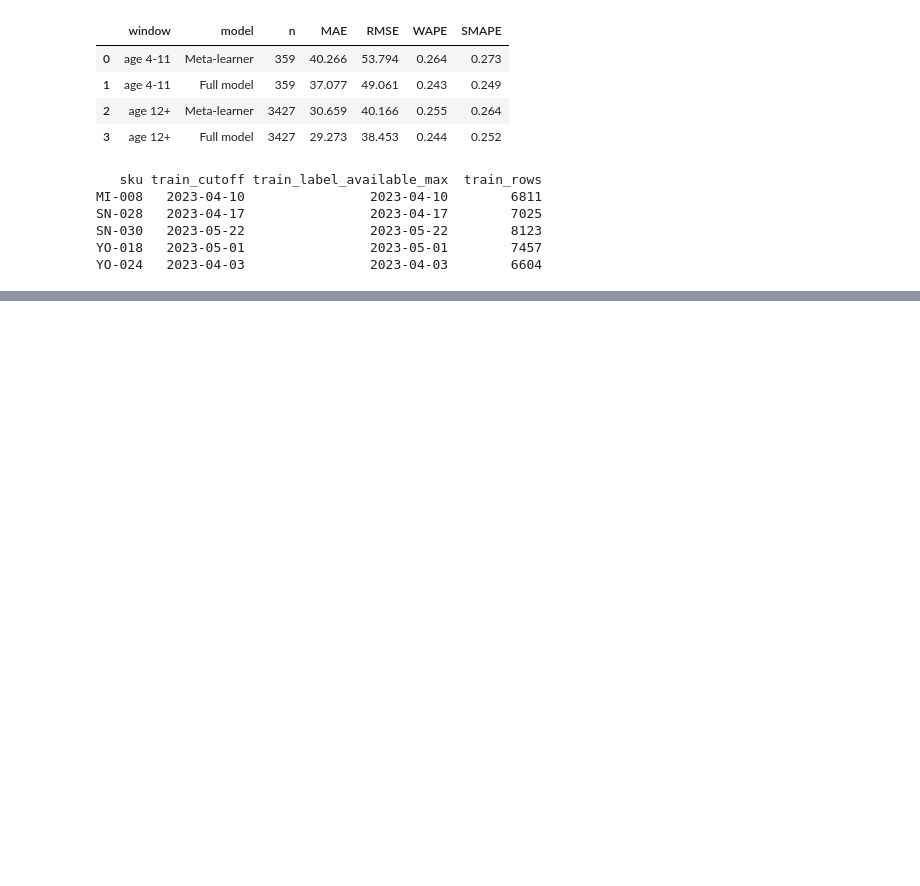
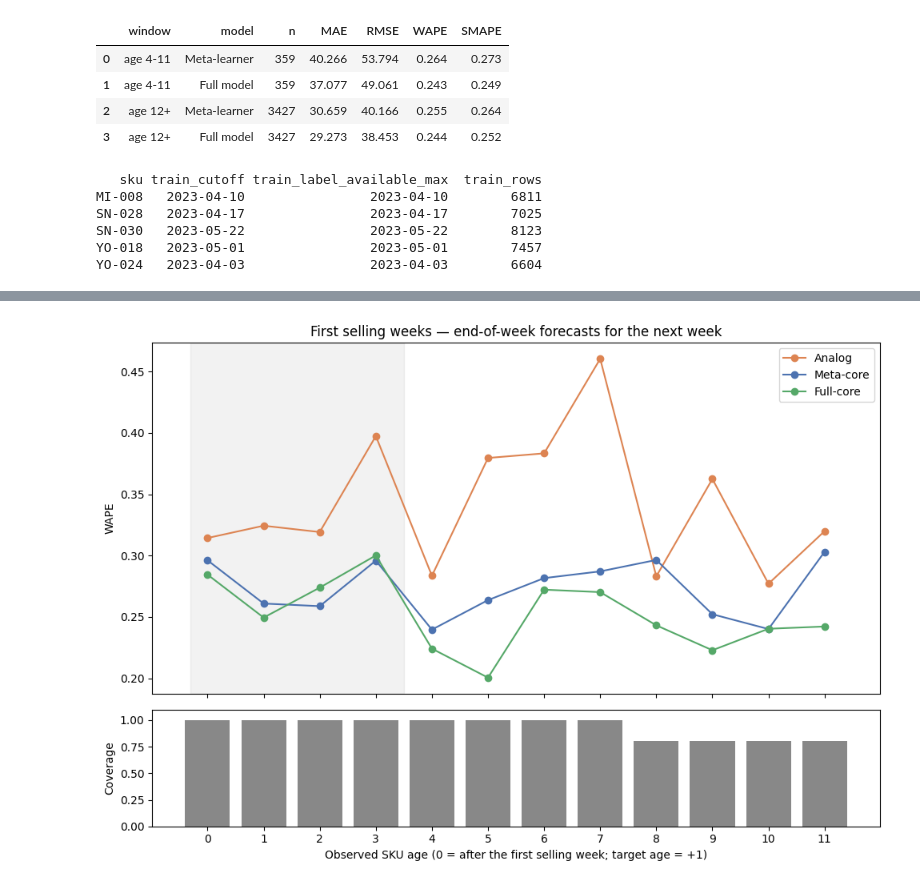
Before and after one commit to thitiwutsuk/Forecasting-FMCG-Daily-Sales, a Jupyter notebook: notebooks/04_cold_start/10_cold_start.ipynb, the cells around one changed output, grey strips where cells are left out. Saved outputs shown, nothing was run; the diff lists cells and outputs as text; code cells hidden in the pictures; blank space fills up the shorter version.

Commit message:
feat(cold-start): evaluate weeks zero to three and save audited results

```diff
--- a/notebooks/04_cold_start/10_cold_start.ipynb
+++ b/notebooks/04_cold_start/10_cold_start.ipynb
@@ -215,0 +361,22 @@ YO-024   2023-04-03                2023-04-03        6604
+# %%
+early_age_scores = scores_early[scores_early.window.str.match(r'^age \d+$')].copy()
+early_age_scores['sku_age'] = early_age_scores.window.str.replace('age ', '').astype(int)
+fig, (ax, coverage_ax) = plt.subplots(2, 1, figsize=(10, 7), sharex=True,
+                                    gridspec_kw={'height_ratios': [3, 1]})
+for model, color in [('Analog', '#DD8452'), ('Meta-core', '#4C72B0'), ('Full-core', '#55A868')]:
+    part = early_age_scores[early_age_scores.model == model]
+    ax.plot(part.sku_age, part.WAPE, marker='o', label=model, color=color)
+ax.axvspan(-0.3, 3.5, color='gray', alpha=0.10)
+ax.set_ylabel('WAPE')
+ax.set_title('First selling weeks — end-of-week forecasts for the next week')
+ax.legend()
+coverage_ax.bar(coverage_early.sku_age, coverage_early.coverage, color='#888888')
+coverage_ax.set_ylim(0, 1.1)
+coverage_ax.set_ylabel('Coverage')
+coverage_ax.set_xlabel('Observed SKU age (0 = after the first selling week; target age = +1)')
+coverage_ax.set_xticks(range(12))
+plt.tight_layout()
+plt.savefig('../../reports/figures/phase10_early_history_curve.png', dpi=120)
+plt.show()
+# %% [output]
+[figure, added]
```
Also changed, not shown: parts of 5 cells of this notebook, 5 other files.
